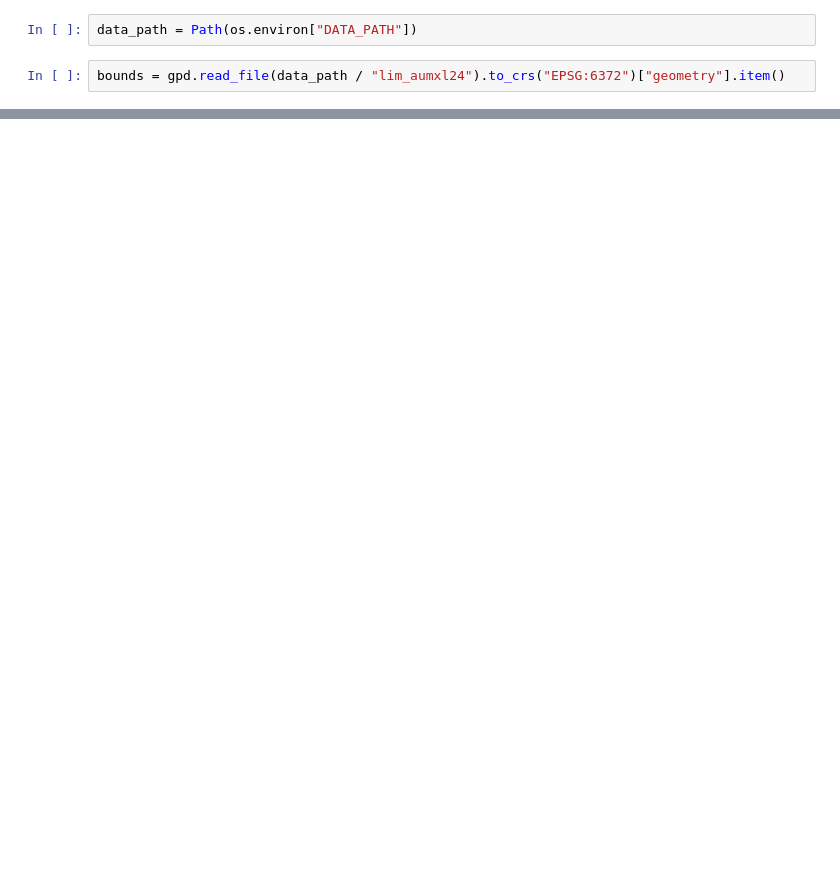
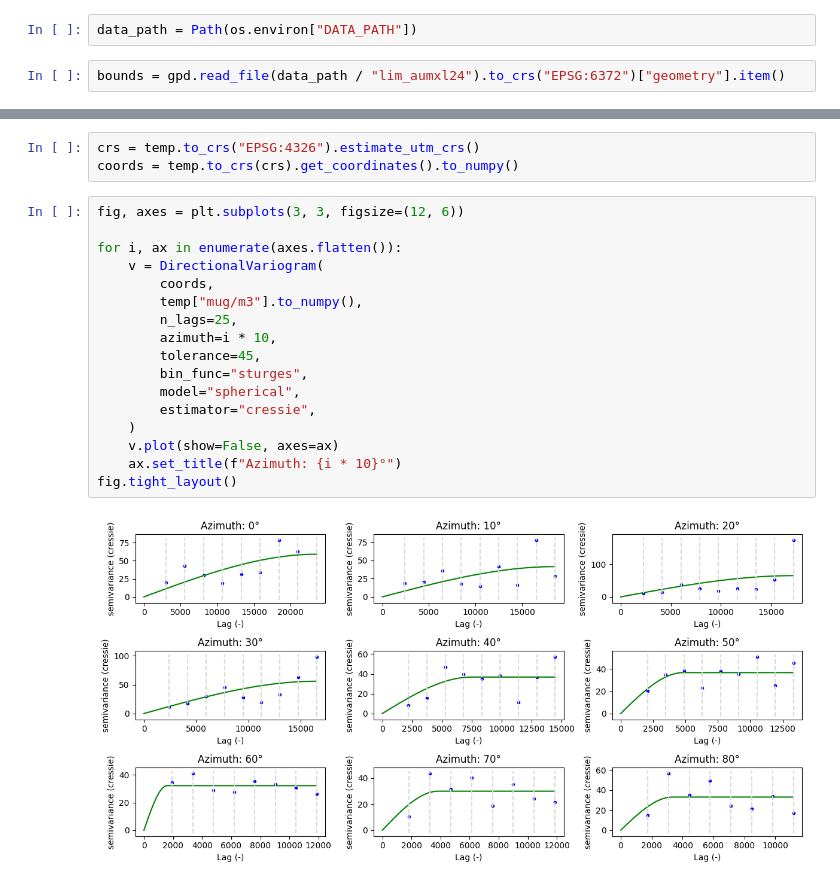
Before and after one commit to RodolfoFigueroa/mexicali-zone, a Jupyter notebook: kriging.ipynb, the cells around one changed output, grey strips where cells are left out. Cells and saved outputs as stored; diff of their text form; blank space fills up the shorter version.

```diff
--- a/kriging.ipynb
+++ b/kriging.ipynb
@@ -93,0 +116,22 @@ fig.colorbar(g)
+# %%
+crs = temp.to_crs("EPSG:4326").estimate_utm_crs()
+coords = temp.to_crs(crs).get_coordinates().to_numpy()
+# %%
+fig, axes = plt.subplots(3, 3, figsize=(12, 6))
+
+for i, ax in enumerate(axes.flatten()):
+    v = DirectionalVariogram(
+        coords,
+        temp["mug/m3"].to_numpy(),
+        n_lags=25,
+        azimuth=i * 10,
+        tolerance=45,
+        bin_func="sturges",
+        model="spherical",
+        estimator="cressie",
+    )
+    v.plot(show=False, axes=ax)
+    ax.set_title(f"Azimuth: {i * 10}°")
+fig.tight_layout()
+# %% [output]
+[figure, added]
```
Also changed, not shown: parts of 12 cells of this notebook, 8 other files.
